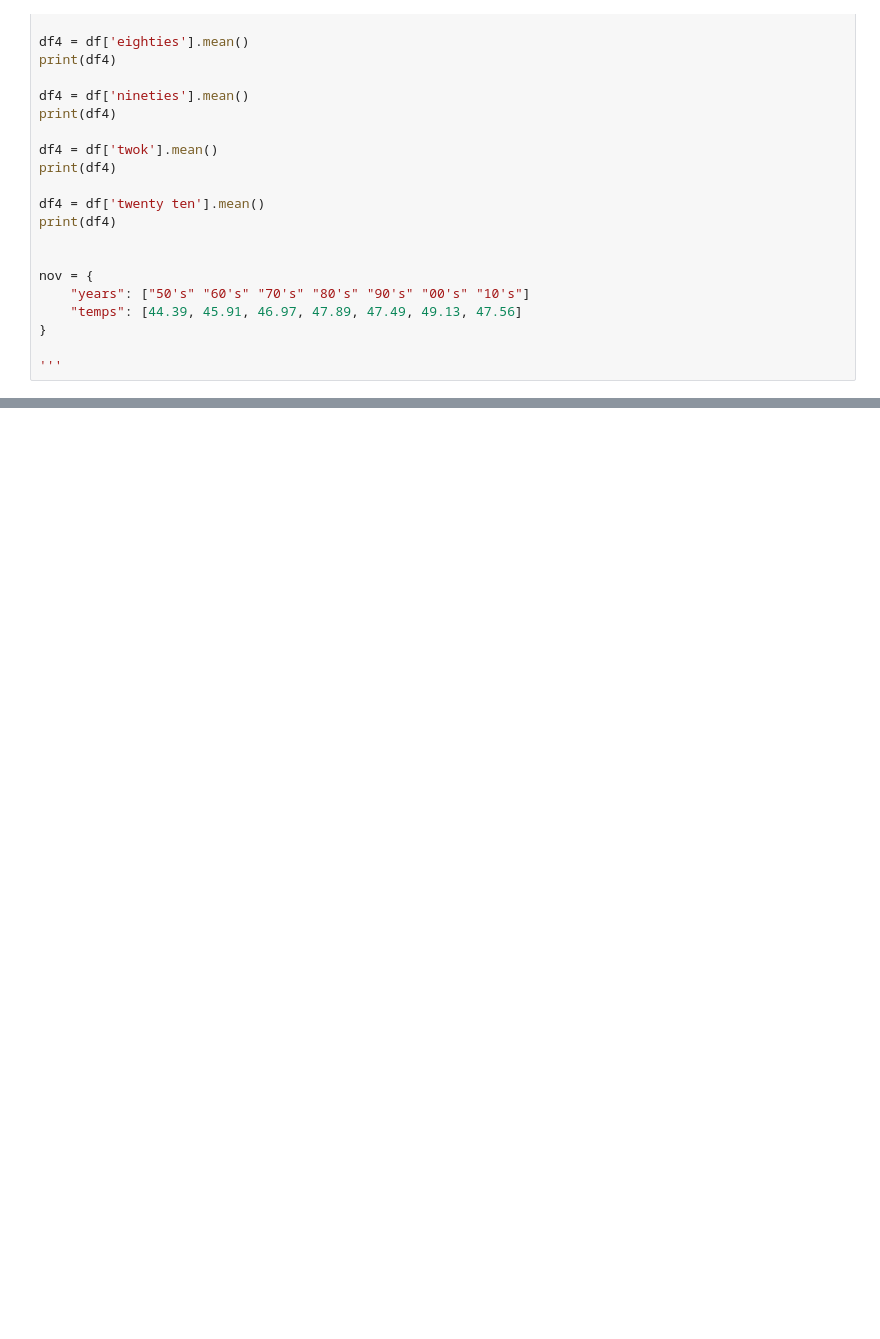
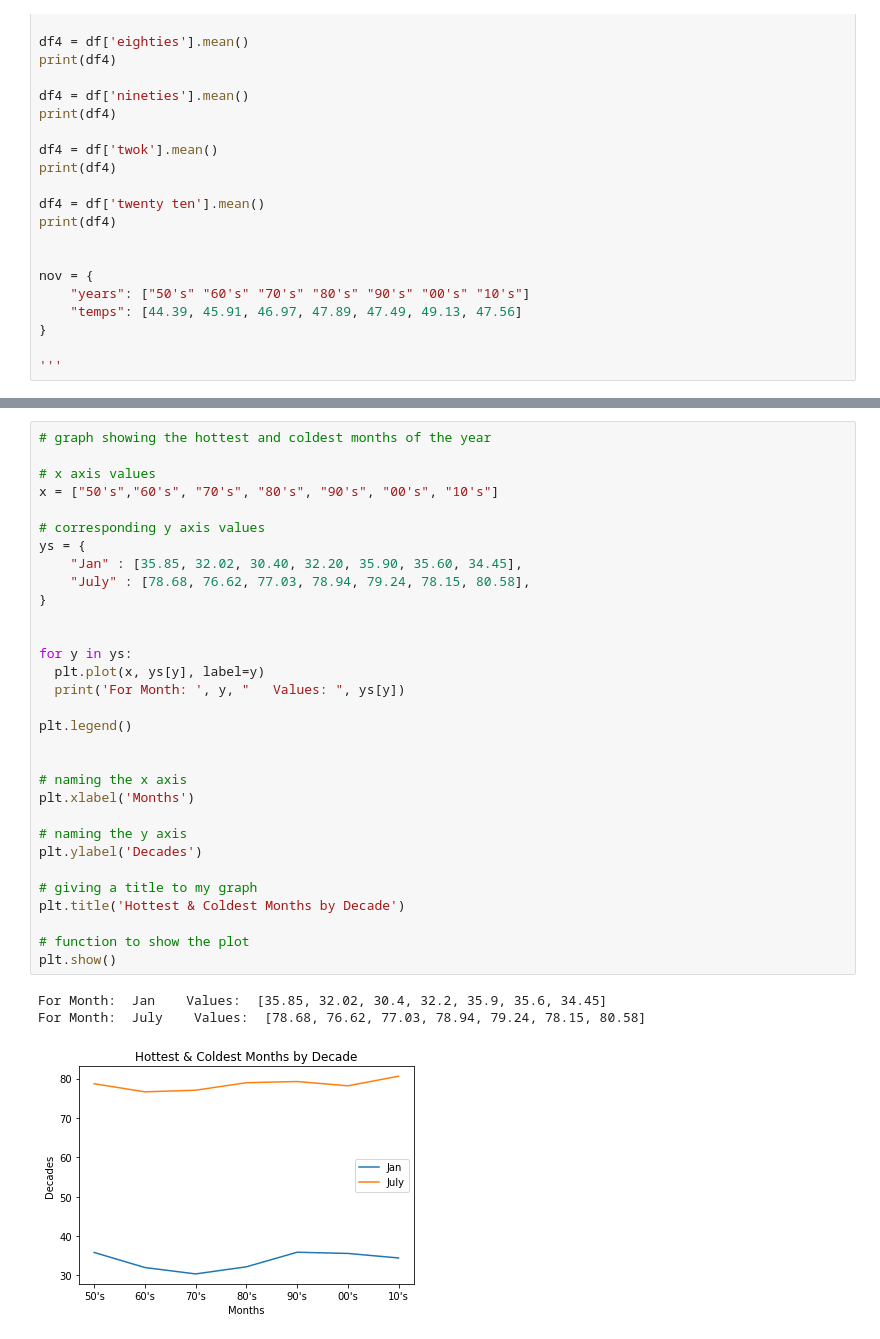
Before and after one commit to dmorton714/weather, a Jupyter notebook: final_code.IPYNB, the cells around one changed output, grey strips where cells are left out. Saved outputs shown, nothing was run; the diff lists cells and outputs as text; blank space fills up the shorter version.

```diff
--- a/final_code.IPYNB
+++ b/final_code.IPYNB
@@ -564 +589,36 @@ For Key:  10s    Value:  [34.45, 38.98, 48.49, 60.2, 69.99, 77.44, 80.58, 79.05,
 [figure]
+# %%
+# graph showing the hottest and coldest months of the year
+
+# x axis values
+x = ["50's","60's", "70's", "80's", "90's", "00's", "10's"]
+
+# corresponding y axis values
+ys = {
+    "Jan" : [35.85, 32.02, 30.40, 32.20, 35.90, 35.60, 34.45],
+    "July" : [78.68, 76.62, 77.03, 78.94, 79.24, 78.15, 80.58],
+}
+
+
+for y in ys:
+  plt.plot(x, ys[y], label=y)
+  print('For Month: ', y, "   Values: ", ys[y])
+
+plt.legend()
+
+
+# naming the x axis
+plt.xlabel('Months')
+
+# naming the y axis
+plt.ylabel('Decades')
+
+# giving a title to my graph
+plt.title('Hottest & Coldest Months by Decade')
+
+# function to show the plot
+plt.show()
+# %% [output]
+For Month:  Jan    Values:  [35.85, 32.02, 30.4, 32.2, 35.9, 35.6, 34.45]
+For Month:  July    Values:  [78.68, 76.62, 77.03, 78.94, 79.24, 78.15, 80.58]
+[figure, added]
```
Also changed, not shown: parts of 4 cells of this notebook.
